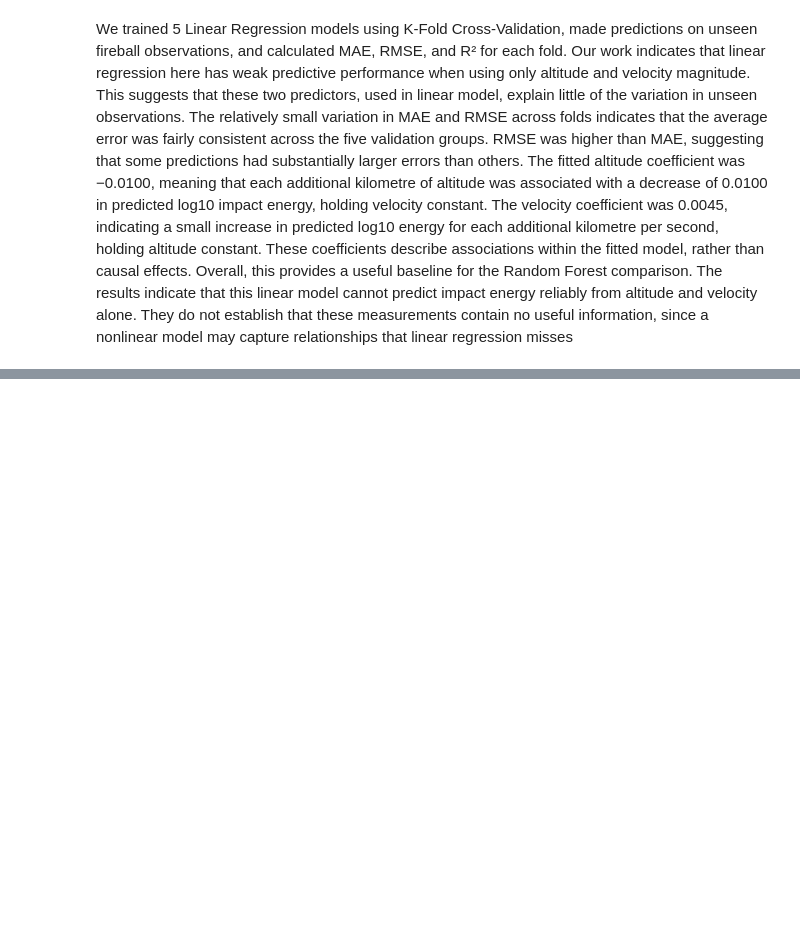
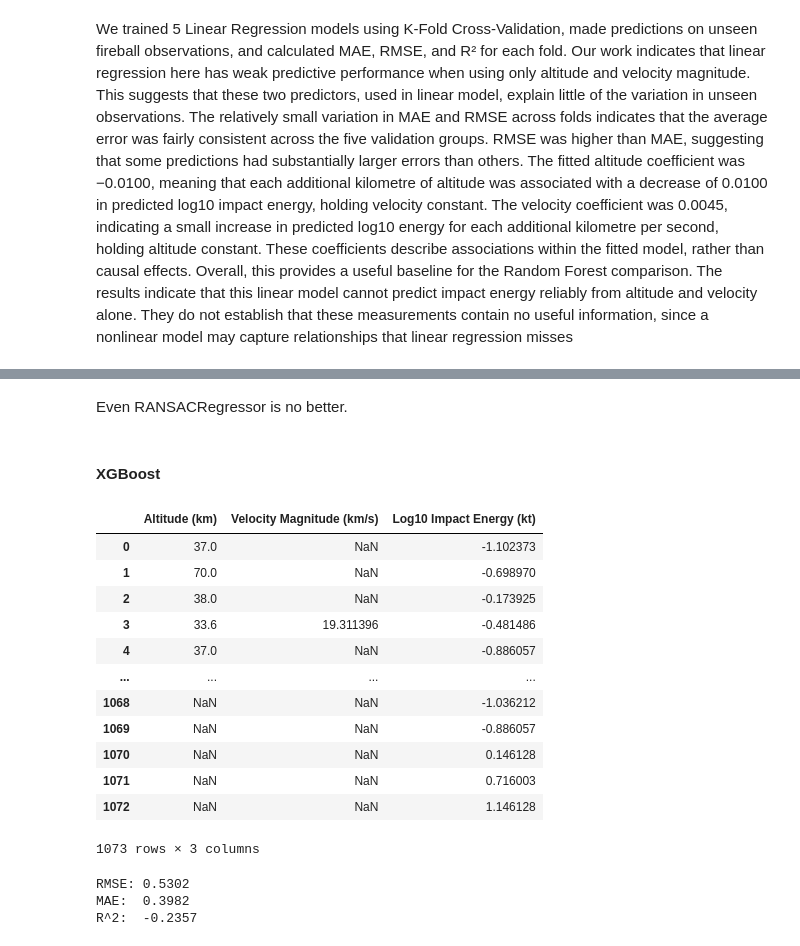
Before and after one commit to SepeZeus/TBA, a Jupyter notebook: fireball.ipynb, the cells around one changed output, grey strips where cells are left out. Cells and saved outputs as stored; diff of their text form; code cells hidden in the pictures; blank space fills up the shorter version.

```diff
--- a/fireball.ipynb
+++ b/fireball.ipynb
@@ -649,0 +975,56 @@ Overall, this provides a useful baseline for the Random Forest comparison. The r
+# %% [markdown]
+Even RANSACRegressor is no better.
+# %% [markdown]
+#### XGBoost
+# %%
+fireball_xg = fireball_converted[
+    [
+        "Altitude (km)",
+        "Velocity Magnitude (km/s)",
+        "Log10 Impact Energy (kt)"
+    ]
+]
+fireball_xg
+# %% [output]
+|  | Altitude (km) | Velocity Magnitude (km/s) | Log10 Impact Energy (kt) |
+| 0 | 37.0 | NaN | -1.102373 |
+| 1 | 70.0 | NaN | -0.698970 |
+| 2 | 38.0 | NaN | -0.173925 |
+| 3 | 33.6 | 19.311396 | -0.481486 |
+| 4 | 37.0 | NaN | -0.886057 |
+| ... | ... | ... | ... |
+| 1068 | NaN | NaN | -1.036212 |
+| 1069 | NaN | NaN | -0.886057 |
+| 1070 | NaN | NaN | 0.146128 |
+| 1071 | NaN | NaN | 0.716003 |
+| 1072 | NaN | NaN | 1.146128 |
+1073 rows × 3 columns
+# %%
+import xgboost as xgb
+from sklearn.model_selection import train_test_split
+from sklearn.metrics import mean_squared_error
+
+# 1. Separate features (X) and target (y)
+X = fireball_xg[["Altitude (km)", "Velocity Magnitude (km/s)"]]
+y = fireball_xg["Log10 Impact Energy (kt)"]
+
+# 2. Split into training and testing sets
+X_train, X_test, y_train, y_test = train_test_split(
+    X, y, test_size=0.2, random_state=42
+)
+
+# 3. Initialize the XGBoost Regressor
+# By default, XGBoost automatically recognizes np.nan as missing values
+model = xgb.XGBRegressor(
+    n_estimators=100,
+    learning_rate=0.1,
+    max_depth=5,
+    random_state=42
+)
+
+# 4. Fit the model directly on data containing NaNs
+model.fit(X_train, y_train)
+# %% [output]
+RMSE: 0.5302
+MAE:  0.3982
+R^2:  -0.2357
```
Also changed, not shown: parts of 21 cells of this notebook, 2 other files.
